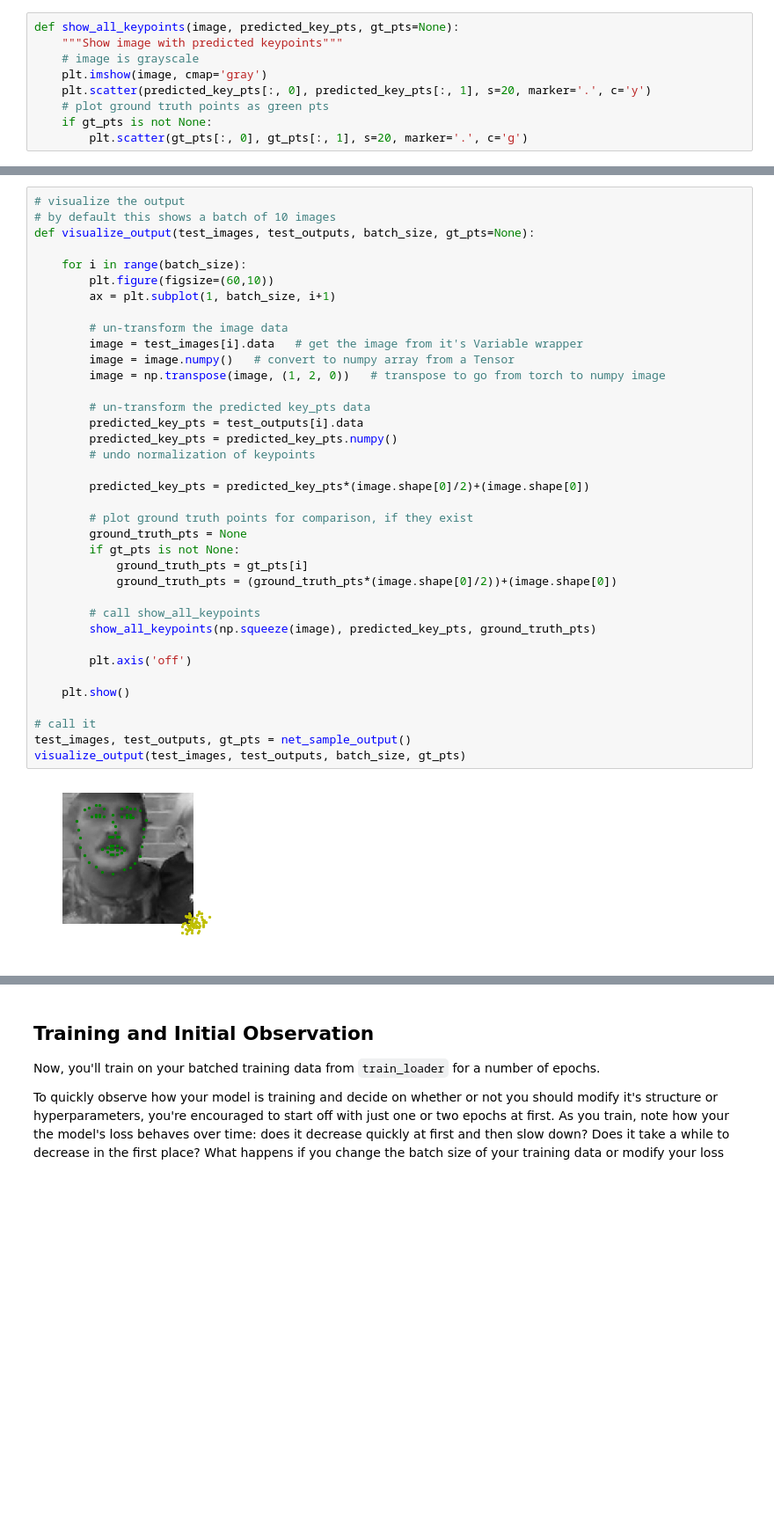
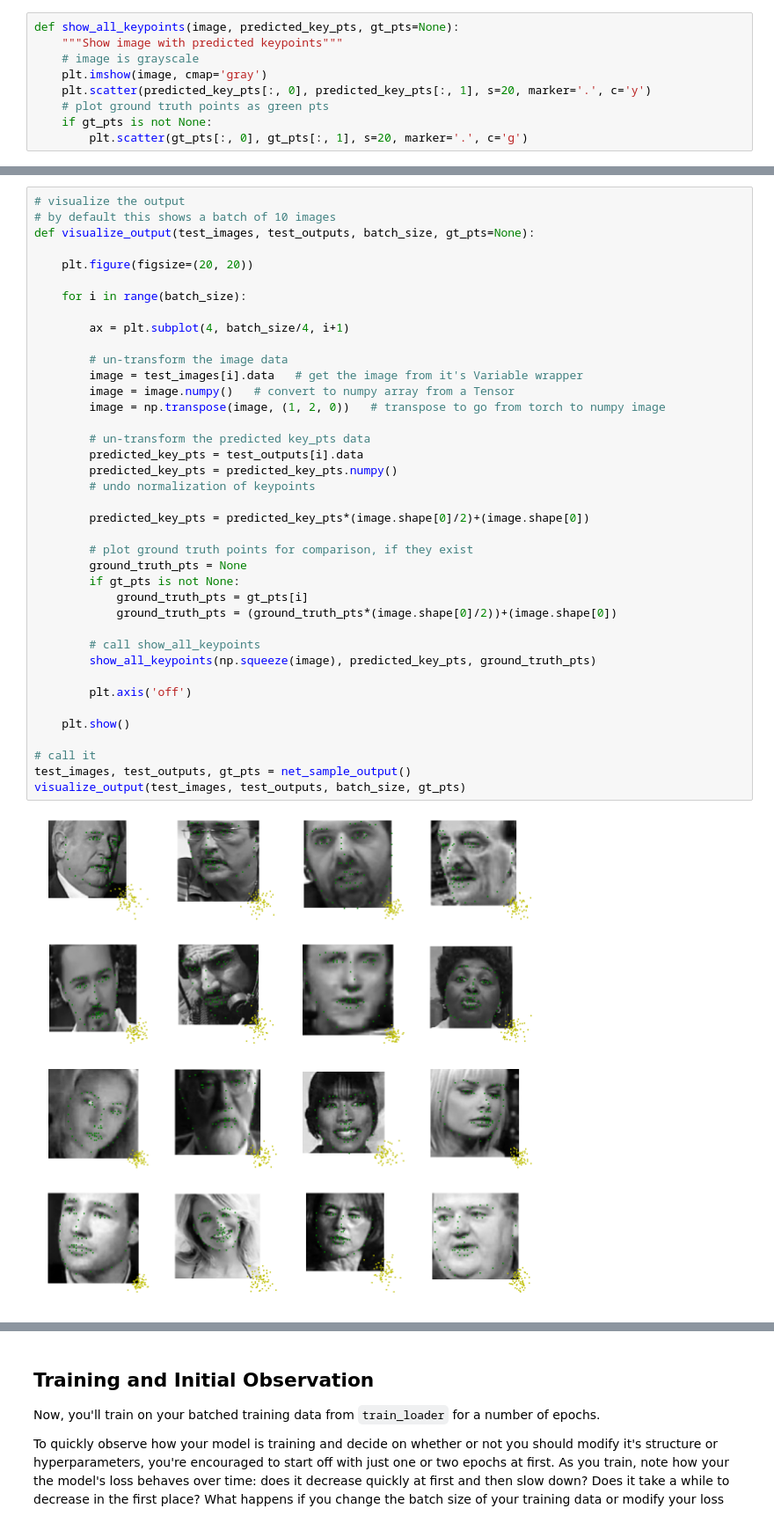
Before and after one commit to ChrisShepherd81/Facial-Keypoints, a Jupyter notebook: 2. Define the Network Architecture.ipynb, the cells around one changed output, grey strips where cells are left out. Shown at 88% size. Cells and saved outputs as stored; diff of their text form; blank space fills up the shorter version.

Commit message:
Implemented feature visualization

```diff
--- a/2. Define the Network Architecture.ipynb
+++ b/2. Define the Network Architecture.ipynb
@@ -245,37 +196,39 @@ This function's main role is to take batches of image and keypoint data (the inp
 # by default this shows a batch of 10 images
 def visualize_output(test_images, test_outputs, batch_size, gt_pts=None):
 
+    plt.figure(figsize=(20, 20))
+
     for i in range(batch_size):
-        plt.figure(figsize=(60,10))
-        ax = plt.subplot(1, batch_size, i+1)
+
+        ax = plt.subplot(4, batch_size/4, i+1)
 
         # un-transform the image data
         image = test_images[i].data   # get the image from it's Variable wrapper
         image = image.numpy()   # convert to numpy array from a Tensor
         image = np.transpose(image, (1, 2, 0))   # transpose to go from torch to numpy image
 
         # un-transform the predicted key_pts data
         predicted_key_pts = test_outputs[i].data
         predicted_key_pts = predicted_key_pts.numpy()
         # undo normalization of keypoints
 
         predicted_key_pts = predicted_key_pts*(image.shape[0]/2)+(image.shape[0])
 
         # plot ground truth points for comparison, if they exist
         ground_truth_pts = None
         if gt_pts is not None:
             ground_truth_pts = gt_pts[i]
             ground_truth_pts = (ground_truth_pts*(image.shape[0]/2))+(image.shape[0])
 
         # call show_all_keypoints
         show_all_keypoints(np.squeeze(image), predicted_key_pts, ground_truth_pts)
 
         plt.axis('off')
 
     plt.show()
 
 # call it
 test_images, test_outputs, gt_pts = net_sample_output()
 visualize_output(test_images, test_outputs, batch_size, gt_pts)
 # %% [output]
-[figure, old version]
+[figure, new version]
```
Also changed, not shown: parts of 35 cells of this notebook, 1 other file.
